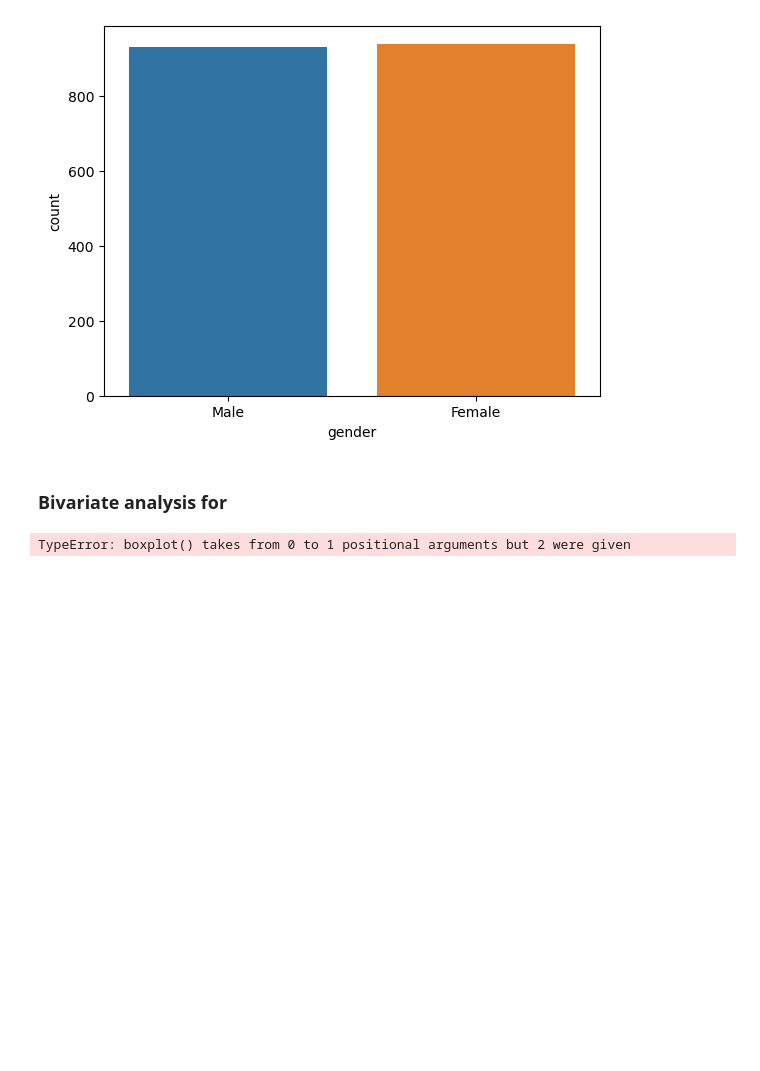
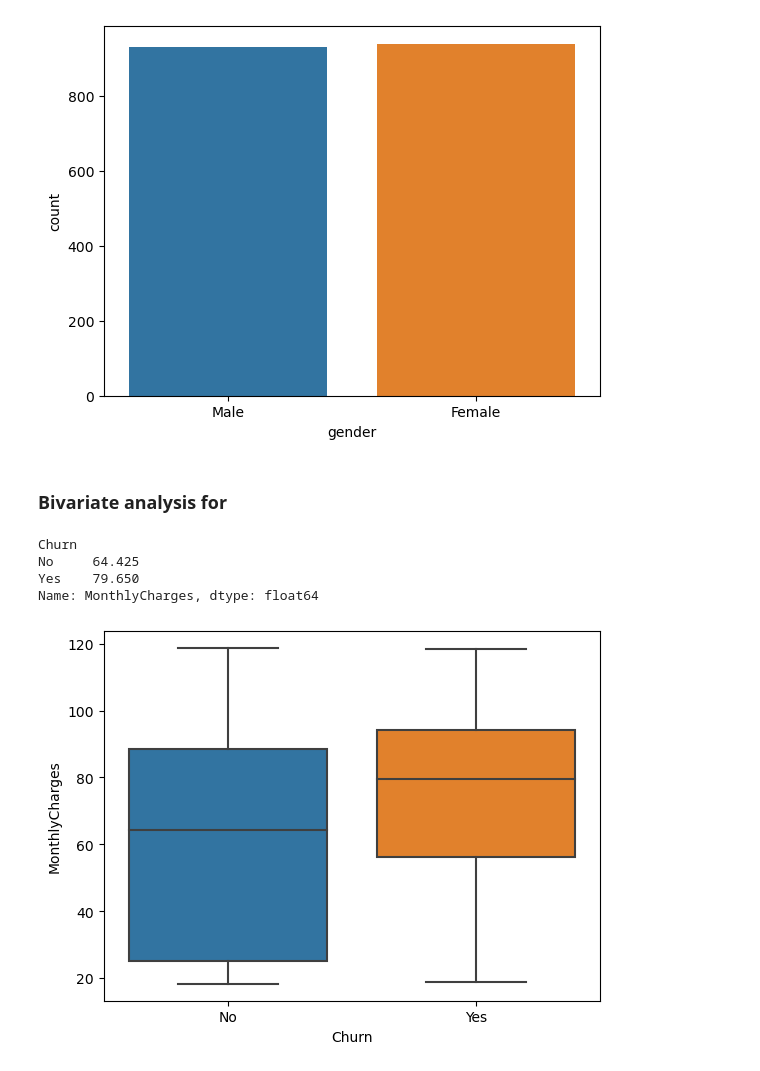
Before and after one commit to putriekales/tugaswgtik, a Jupyter notebook: tugas_wgtik.ipynb, the cells around one changed output. Cells and saved outputs as stored; diff of their text form; code cells hidden in the pictures; blank space fills up the shorter version.

```diff
--- a/tugas_wgtik.ipynb
+++ b/tugas_wgtik.ipynb
@@ -255,8 +255,15 @@ sns.countplot(x='gender', data=df_churn)
 [figure]
 # %% [markdown]
 ### Bivariate analysis for
-# %%
-sns.boxplot('Churn', 'Contract')
-df2.groupby('Churn')['Contract'].median()
-# %% [output]
-TypeError: boxplot() takes from 0 to 1 positional arguments but 2 were given
+# %%
+df_cc = df2[['Churn', 'MonthlyCharges']]
+
+sns.boxplot(x='Churn', y='MonthlyCharges', data=df_cc)
+
+print(df2.groupby('Churn')['MonthlyCharges'].median())
+# %% [output]
+Churn
+No     64.425
+Yes    79.650
+Name: MonthlyCharges, dtype: float64
+[figure, added]
```
Also changed, not shown: parts of 4 cells of this notebook.
